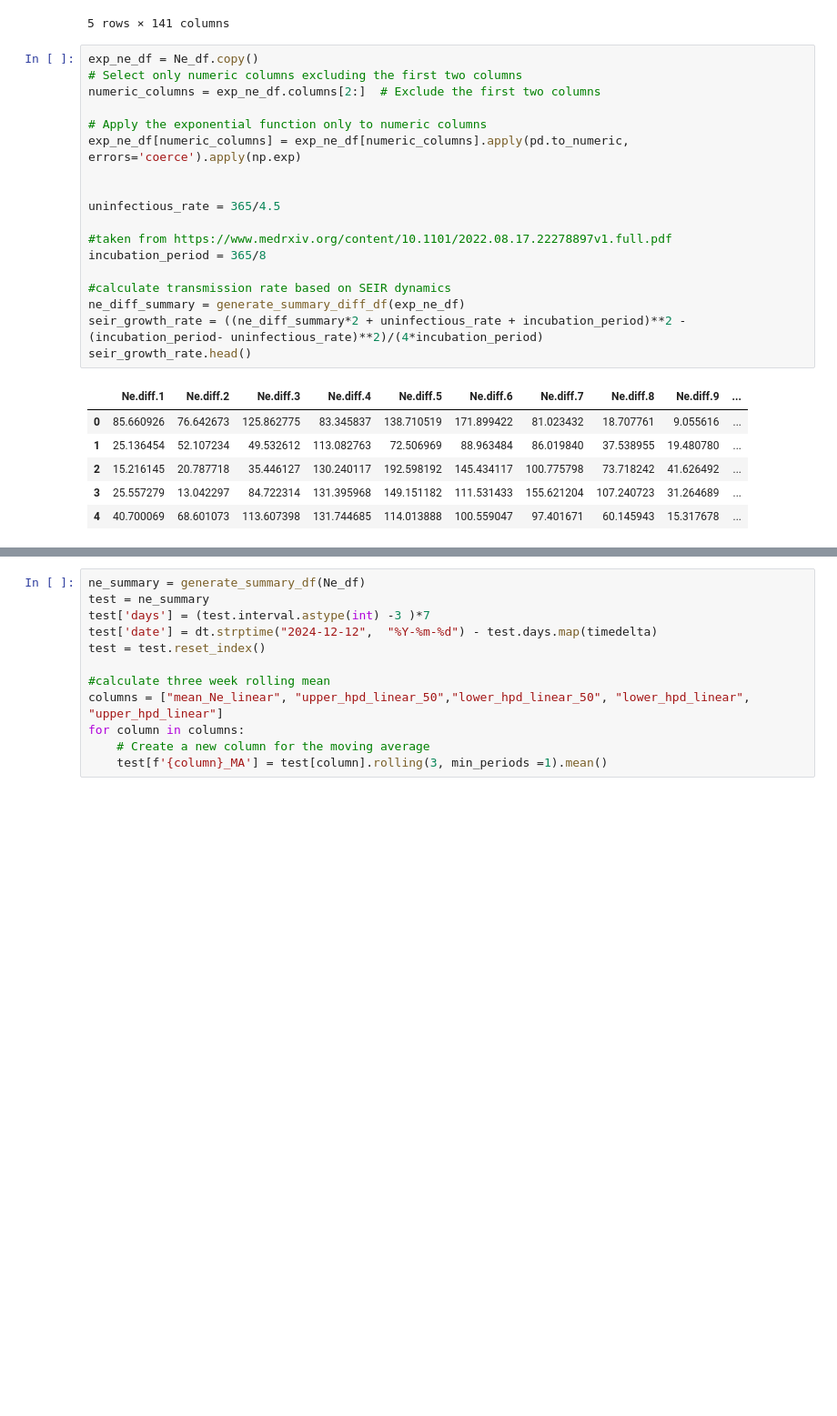
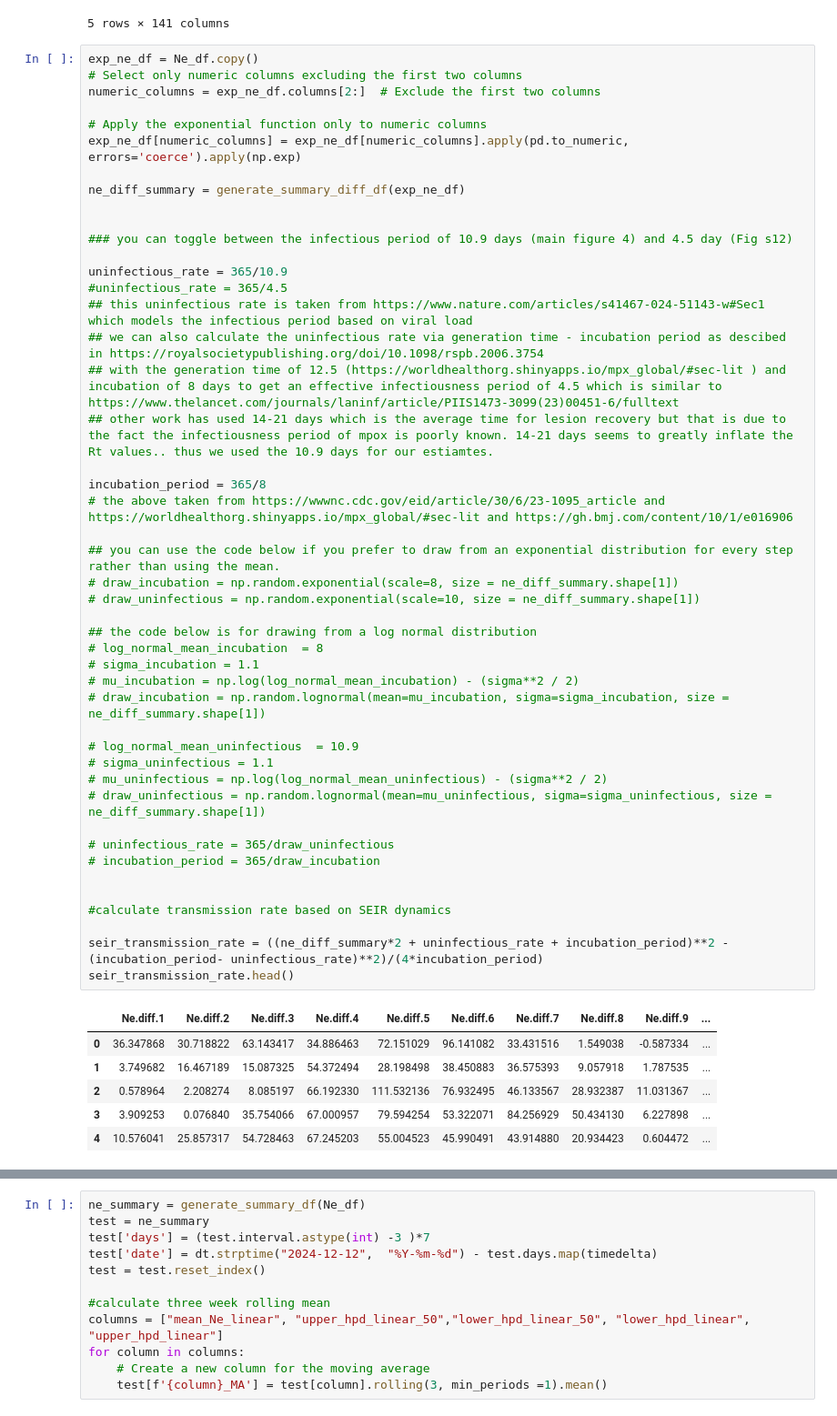
Before and after one commit to blab/mpox-la, a Jupyter notebook: scripts/Fig3b_4d_S5b-phylodynamic_estimates.ipynb, the cells around one changed output, grey strips where cells are left out. Shown at 91% size. Drawn from its saved outputs; the diff is of its cells as text; blank space fills up the shorter version.

Commit message:
adding in Rt comparison and infectious period sensitivity analyses

```diff
--- a/scripts/Fig3b_4d_S5b-phylodynamic_estimates.ipynb
+++ b/scripts/Fig3b_4d_S5b-phylodynamic_estimates.ipynb
@@ -180,28 +180,56 @@ Ne_df.head()
 # %%
 exp_ne_df = Ne_df.copy()
 # Select only numeric columns excluding the first two columns
 numeric_columns = exp_ne_df.columns[2:]  # Exclude the first two columns
 
 # Apply the exponential function only to numeric columns
 exp_ne_df[numeric_columns] = exp_ne_df[numeric_columns].apply(pd.to_numeric, errors='coerce').apply(np.exp)
 
+ne_diff_summary = generate_summary_diff_df(exp_ne_df)
 
-uninfectious_rate = 365/4.5
 
-#taken from https://www.medrxiv.org/content/10.1101/2022.08.17.22278897v1.full.pdf
+### you can toggle between the infectious period of 10.9 days (main figure 4) and 4.5 day (Fig s12)
+
+uninfectious_rate = 365/10.9
+#uninfectious_rate = 365/4.5
+## this uninfectious rate is taken from https://www.nature.com/articles/s41467-024-51143-w#Sec1 which models the infectious period based on viral load
+## we can also calculate the uninfectious rate via generation time - incubation period as descibed in https://royalsocietypublishing.org/doi/10.1098/rspb.2006.3754
+## with the generation time of 12.5 (https://worldhealthorg.shinyapps.io/mpx_global/#sec-lit ) and incubation of 8 days to get an effective infectiousness period of 4.5 which is similar to https://www.thelancet.com/journals/laninf/article/PIIS1473-3099(23)00451-6/fulltext
+## other work has used 14-21 days which is the average time for lesion recovery but that is due to the fact the infectiousness period of mpox is poorly known. 14-21 days seems to greatly inflate the Rt values.. thus we used the 10.9 days for our estiamtes.
+
 incubation_period = 365/8
+# the above taken from https://wwwnc.cdc.gov/eid/article/30/6/23-1095_article and https://worldhealthorg.shinyapps.io/mpx_global/#sec-lit and https://gh.bmj.com/content/10/1/e016906
+
+## you can use the code below if you prefer to draw from an exponential distribution for every step rather than using the mean.
+# draw_incubation = np.random.exponential(scale=8, size = ne_diff_summary.shape[1])
+# draw_uninfectious = np.random.exponential(scale=10, size = ne_diff_summary.shape[1])
+
+## the code below is for drawing from a log normal distribution
+# log_normal_mean_incubation  = 8
+# sigma_incubation = 1.1
+# mu_incubation = np.log(log_normal_mean_incubation) - (sigma**2 / 2)
+# draw_incubation = np.random.lognormal(mean=mu_incubation, sigma=sigma_incubation, size = ne_diff_summary.shape[1])
+
+# log_normal_mean_uninfectious  = 10.9
+# sigma_uninfectious = 1.1
+# mu_uninfectious = np.log(log_normal_mean_uninfectious) - (sigma**2 / 2)
+# draw_uninfectious = np.random.lognormal(mean=mu_uninfectious, sigma=sigma_uninfectious, size = ne_diff_summary.shape[1])
+
+# uninfectious_rate = 365/draw_uninfectious
+# incubation_period = 365/draw_incubation
+
 
 #calculate transmission rate based on SEIR dynamics
-ne_diff_summary = generate_summary_diff_df(exp_ne_df)
-seir_growth_rate = ((ne_diff_summary*2 + uninfectious_rate + incubation_period)**2 - (incubation_period- uninfectious_rate)**2)/(4*incubation_period)
-seir_growth_rate.head()
+
+seir_transmission_rate = ((ne_diff_summary*2 + uninfectious_rate + incubation_period)**2 - (incubation_period- uninfectious_rate)**2)/(4*incubation_period)
+seir_transmission_rate.head()
 # %% [output]
 |  | Ne.diff.1 | Ne.diff.2 | Ne.diff.3 | Ne.diff.4 | Ne.diff.5 | Ne.diff.6 | Ne.diff.7 | Ne.diff.8 | Ne.diff.9 | ... |
-| 0 | 85.660926 | 76.642673 | 125.862775 | 83.345837 | 138.710519 | 171.899422 | 81.023432 | 18.707761 | 9.055616 | ... |
-| 1 | 25.136454 | 52.107234 | 49.532612 | 113.082763 | 72.506969 | 88.963484 | 86.019840 | 37.538955 | 19.480780 | ... |
-| 2 | 15.216145 | 20.787718 | 35.446127 | 130.240117 | 192.598192 | 145.434117 | 100.775798 | 73.718242 | 41.626492 | ... |
-| 3 | 25.557279 | 13.042297 | 84.722314 | 131.395968 | 149.151182 | 111.531433 | 155.621204 | 107.240723 | 31.264689 | ... |
-| 4 | 40.700069 | 68.601073 | 113.607398 | 131.744685 | 114.013888 | 100.559047 | 97.401671 | 60.145943 | 15.317678 | ... |
+| 0 | 36.347868 | 30.718822 | 63.143417 | 34.886463 | 72.151029 | 96.141082 | 33.431516 | 1.549038 | -0.587334 | ... |
+| 1 | 3.749682 | 16.467189 | 15.087325 | 54.372494 | 28.198498 | 38.450883 | 36.575393 | 9.057918 | 1.787535 | ... |
+| 2 | 0.578964 | 2.208274 | 8.085197 | 66.192330 | 111.532136 | 76.932495 | 46.133567 | 28.932387 | 11.031367 | ... |
+| 3 | 3.909253 | 0.076840 | 35.754066 | 67.000957 | 79.594254 | 53.322071 | 84.256929 | 50.434130 | 6.227898 | ... |
+| 4 | 10.576041 | 25.857317 | 54.728463 | 67.245203 | 55.004523 | 45.990491 | 43.914880 | 20.934423 | 0.604472 | ... |
 5 rows × 133 columns
 # %%
 ne_summary = generate_summary_df(Ne_df)
```
Also changed, not shown: parts of 19 cells of this notebook, 24 other files.
